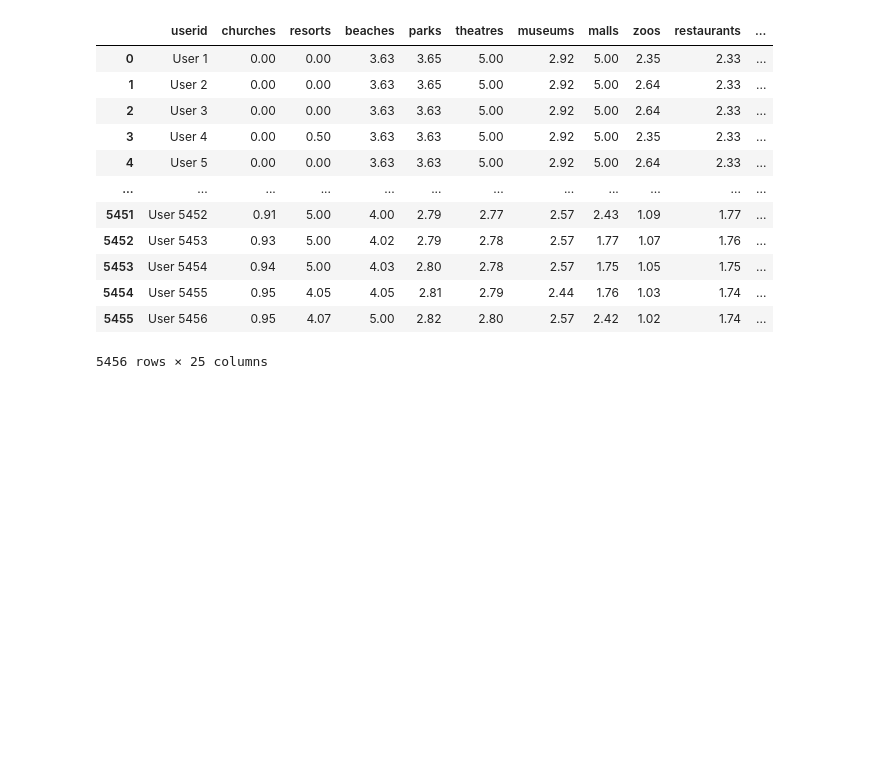
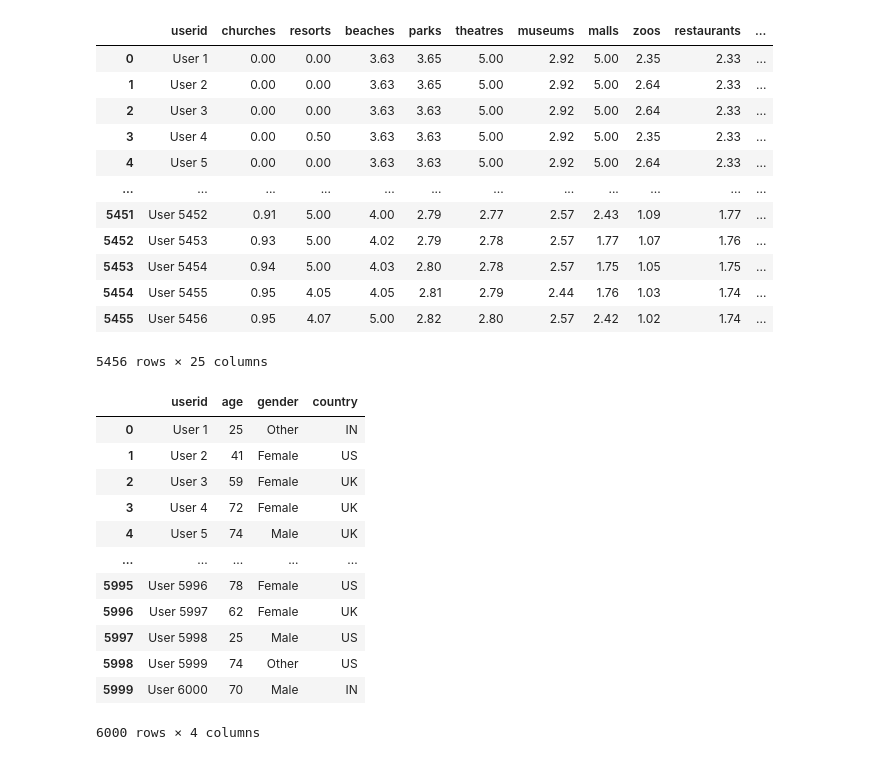
Before and after one commit to BPALAN-USD/AAI_500_GROUP_12, a Jupyter notebook: TravelReviews.ipynb, the cells around one changed output. Drawn from its saved outputs; the diff is of its cells as text; code cells hidden in the pictures; blank space fills up the shorter version.

```diff
--- a/TravelReviews.ipynb
+++ b/TravelReviews.ipynb
@@ -64,3 +64,20 @@ display(df_travel_review_ratings)
 | 5454 | User 5455 | 0.95 | 4.05 | 4.05 | 2.81 | 2.79 | 2.44 | 1.76 | 1.03 | 1.74 | ... |
 | 5455 | User 5456 | 0.95 | 4.07 | 5.00 | 2.82 | 2.80 | 2.57 | 2.42 | 1.02 | 1.74 | ... |
 5456 rows × 25 columns
+# %%
+df_user_demographics = pd.read_csv('fake_users.csv', sep=',')
+display(df_user_demographics)
+# %% [output]
+|  | userid | age | gender | country |
+| 0 | User 1 | 25 | Other | IN |
+| 1 | User 2 | 41 | Female | US |
+| 2 | User 3 | 59 | Female | UK |
+| 3 | User 4 | 72 | Female | UK |
+| 4 | User 5 | 74 | Male | UK |
+| ... | ... | ... | ... | ... |
+| 5995 | User 5996 | 78 | Female | US |
+| 5996 | User 5997 | 62 | Female | UK |
+| 5997 | User 5998 | 25 | Male | US |
+| 5998 | User 5999 | 74 | Other | US |
+| 5999 | User 6000 | 70 | Male | IN |
+6000 rows × 4 columns
```
Also changed, not shown: parts of 5 cells of this notebook.
